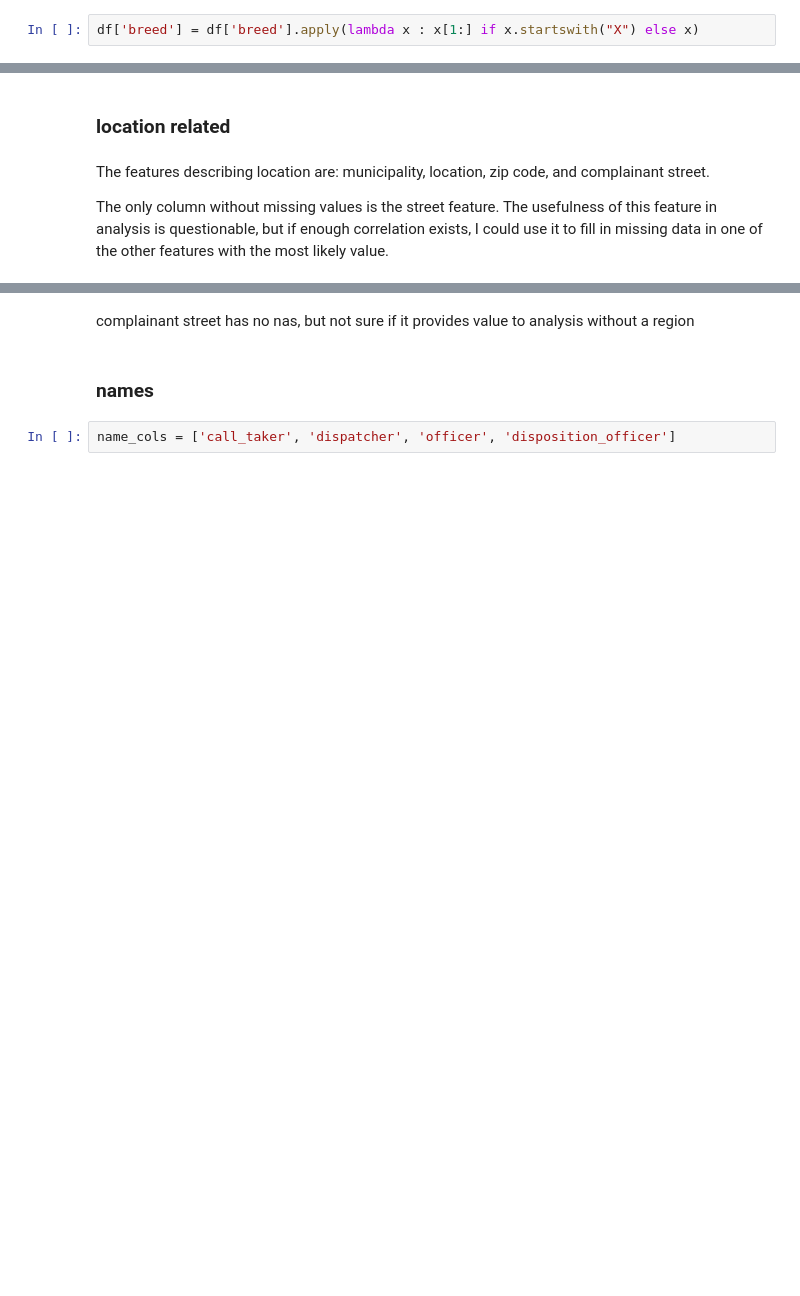
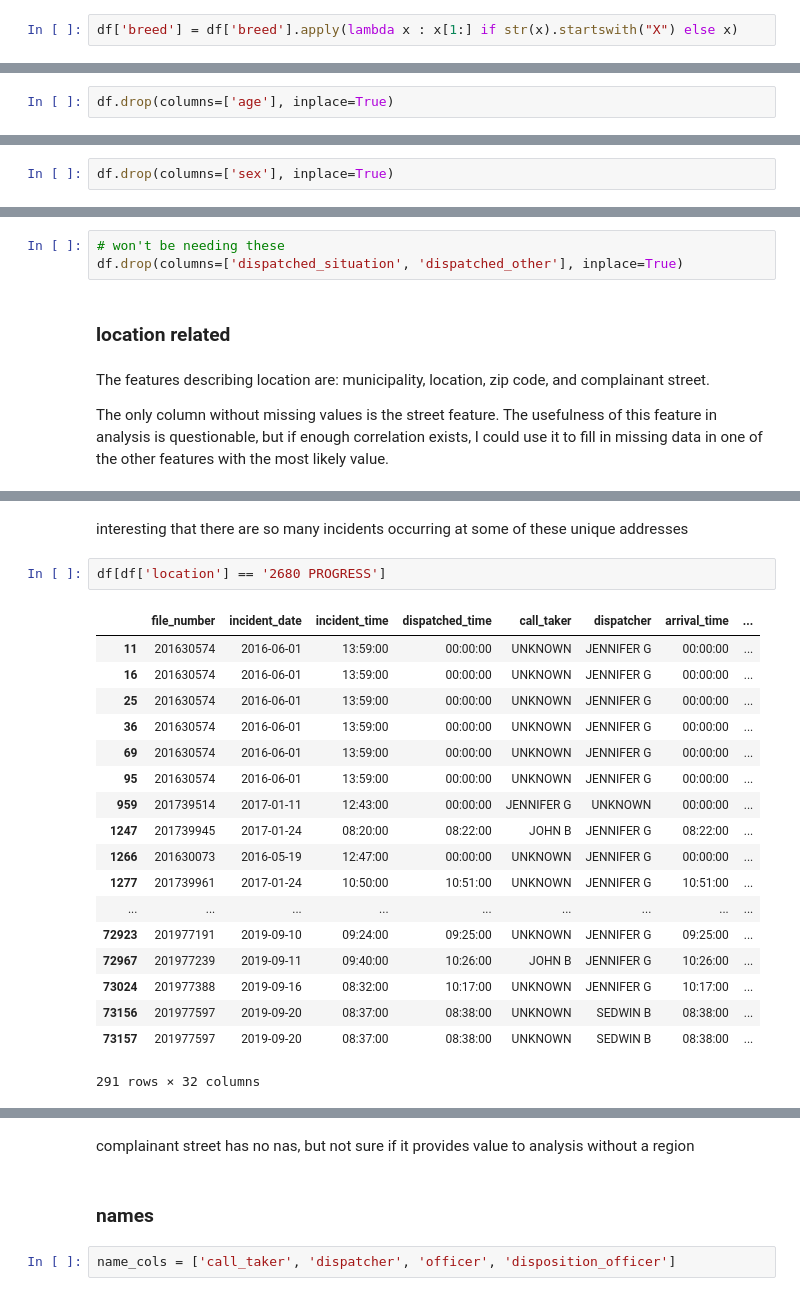
Before and after one commit to janellejolliff/ACRC-Classification, a Jupyter notebook: capstone.ipynb, the cells around one changed output, grey strips where cells are left out. Drawn from its saved outputs; the diff is of its cells as text; blank space fills up the shorter version.

```diff
--- a/capstone.ipynb
+++ b/capstone.ipynb
@@ -564,5 +630,5 @@ Name: breed, Length: 138, dtype: int64
 # %%
-df['breed'] = df['breed'].apply(lambda x : x[1:] if x.startswith("X") else x)
+df['breed'] = df['breed'].apply(lambda x : x[1:] if str(x).startswith("X") else x)
 # %%
 clean_str('breed')
 # %%
@@ -626,0 +759,2 @@ Name: disposition, dtype: int64
+# %%
+df.drop(columns=['age'], inplace=True)
@@ -627,3 +774,5 @@ Name: disposition, dtype: int64
+# %%
+df.drop(columns=['sex'], inplace=True)
 # %% [markdown]
 ### service code, request type (service_type)
 # %%
@@ -764,3 +947,6 @@ Name: equipment_number, dtype: int64
+# %%
+# won't be needing these
+df.drop(columns=['dispatched_situation', 'dispatched_other'], inplace=True)
 # %% [markdown]
 ### location related
 # %% [markdown]
@@ -773,0 +1020,23 @@ len(df.complainant_street.unique())
+# %% [markdown]
+interesting that there are so many incidents occurring at some of these unique addresses
+# %%
+df[df['location'] == '2680 PROGRESS']
+# %% [output]
+|  | file_number | incident_date | incident_time | dispatched_time | call_taker | dispatcher | arrival_time | ... |
+| 11 | 201630574 | 2016-06-01 | 13:59:00 | 00:00:00 | UNKNOWN | JENNIFER G | 00:00:00 | ... |
+| 16 | 201630574 | 2016-06-01 | 13:59:00 | 00:00:00 | UNKNOWN | JENNIFER G | 00:00:00 | ... |
+| 25 | 201630574 | 2016-06-01 | 13:59:00 | 00:00:00 | UNKNOWN | JENNIFER G | 00:00:00 | ... |
+| 36 | 201630574 | 2016-06-01 | 13:59:00 | 00:00:00 | UNKNOWN | JENNIFER G | 00:00:00 | ... |
+| 69 | 201630574 | 2016-06-01 | 13:59:00 | 00:00:00 | UNKNOWN | JENNIFER G | 00:00:00 | ... |
+| 95 | 201630574 | 2016-06-01 | 13:59:00 | 00:00:00 | UNKNOWN | JENNIFER G | 00:00:00 | ... |
+| 959 | 201739514 | 2017-01-11 | 12:43:00 | 00:00:00 | JENNIFER G | UNKNOWN | 00:00:00 | ... |
+| 1247 | 201739945 | 2017-01-24 | 08:20:00 | 08:22:00 | JOHN B | JENNIFER G | 08:22:00 | ... |
+| 1266 | 201630073 | 2016-05-19 | 12:47:00 | 00:00:00 | UNKNOWN | JENNIFER G | 00:00:00 | ... |
+| 1277 | 201739961 | 2017-01-24 | 10:50:00 | 10:51:00 | UNKNOWN | JENNIFER G | 10:51:00 | ... |
+| ... | ... | ... | ... | ... | ... | ... | ... | ... |
+| 72923 | 201977191 | 2019-09-10 | 09:24:00 | 09:25:00 | UNKNOWN | JENNIFER G | 09:25:00 | ... |
+| 72967 | 201977239 | 2019-09-11 | 09:40:00 | 10:26:00 | JOHN B | JENNIFER G | 10:26:00 | ... |
+| 73024 | 201977388 | 2019-09-16 | 08:32:00 | 10:17:00 | UNKNOWN | JENNIFER G | 10:17:00 | ... |
+| 73156 | 201977597 | 2019-09-20 | 08:37:00 | 08:38:00 | UNKNOWN | SEDWIN B | 08:38:00 | ... |
+| 73157 | 201977597 | 2019-09-20 | 08:37:00 | 08:38:00 | UNKNOWN | SEDWIN B | 08:38:00 | ... |
+291 rows × 32 columns
```
Also changed, not shown: parts of 109 cells of this notebook.
